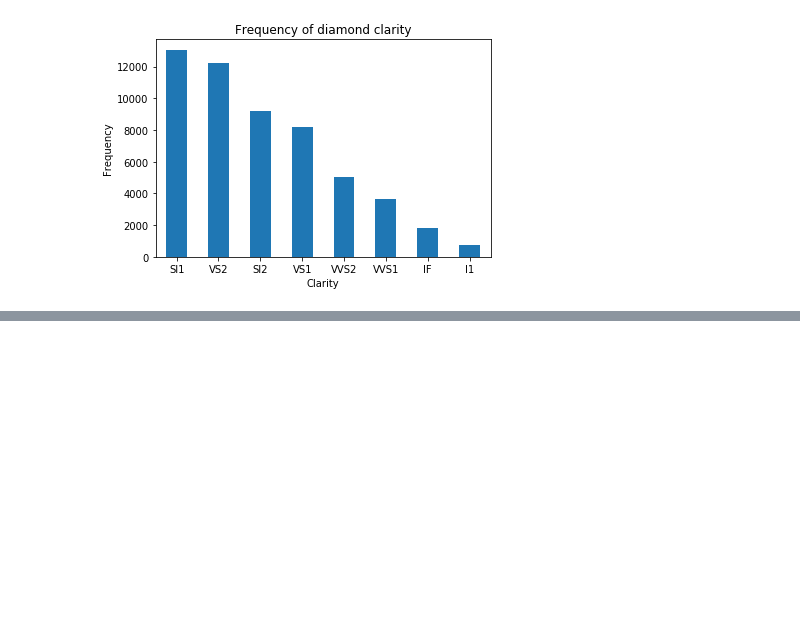
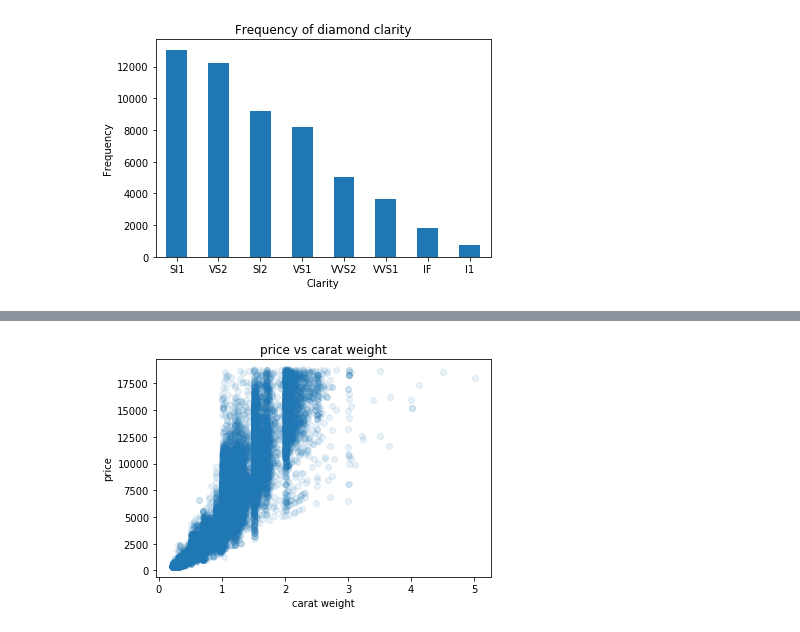
Before and after one commit to csmeet1495/Diamond-dataset--data-visualization, a Jupyter notebook: diamond_dataset-data_visualization.ipynb, the cells around one changed output, grey strips where cells are left out. Saved outputs shown, nothing was run; the diff lists cells and outputs as text; code cells hidden in the pictures; blank space fills up the shorter version.

```diff
--- a/diamond_dataset-data_visualization.ipynb
+++ b/diamond_dataset-data_visualization.ipynb
@@ -104,0 +117,10 @@ plt.title('Frequency of diamond clarity');
+# %%
+plt.scatter(data=diamonds, x='carat', y='price', alpha=0.1);
+plt.ylabel('price');
+plt.xlabel('carat weight')
+plt.title('price vs carat weight');
+#plt.xscale('log')
+#tick_locs = [300, 1000, 3000, 10000, 30000]
+#plt.xticks(tick_locs, tick_locs);
+# %% [output]
+[figure, added]
```
Also changed, not shown: parts of 3 cells of this notebook.
